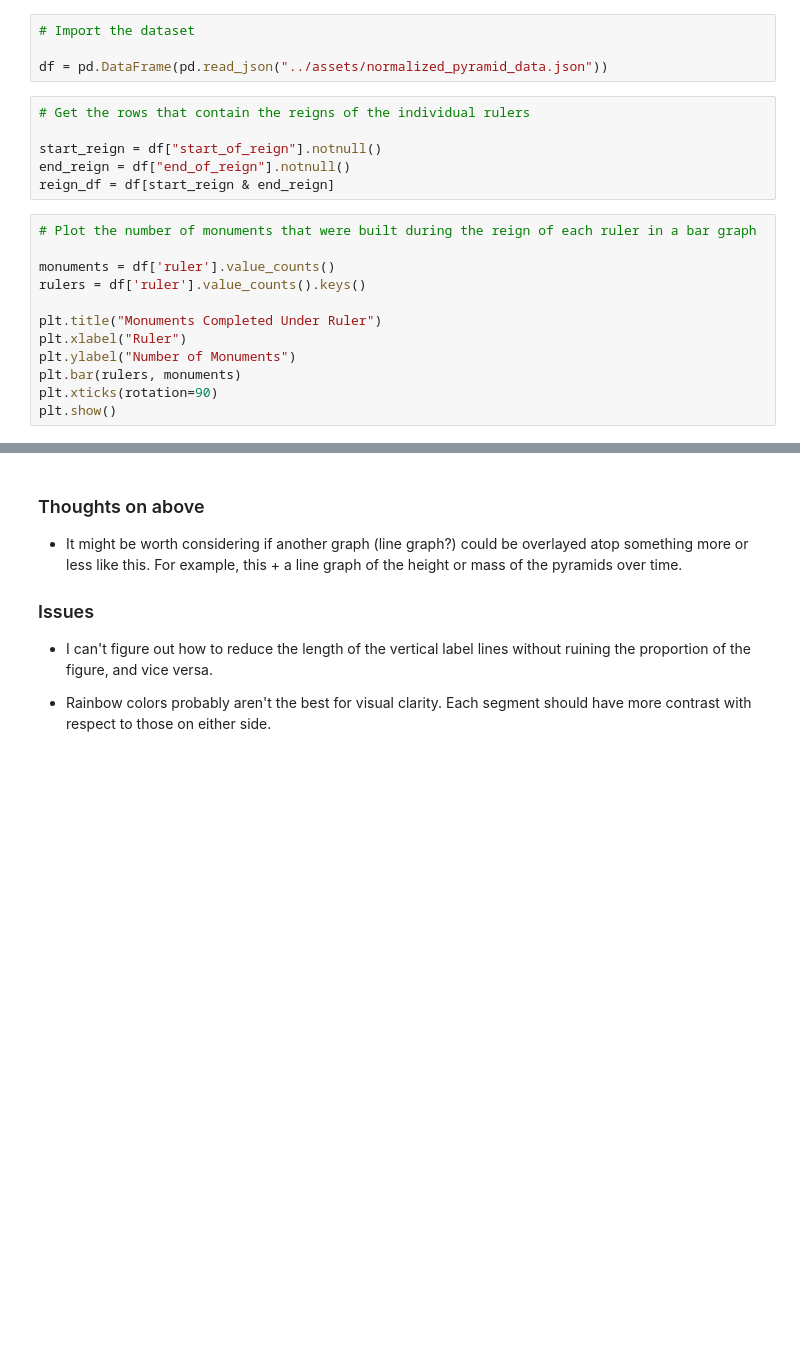
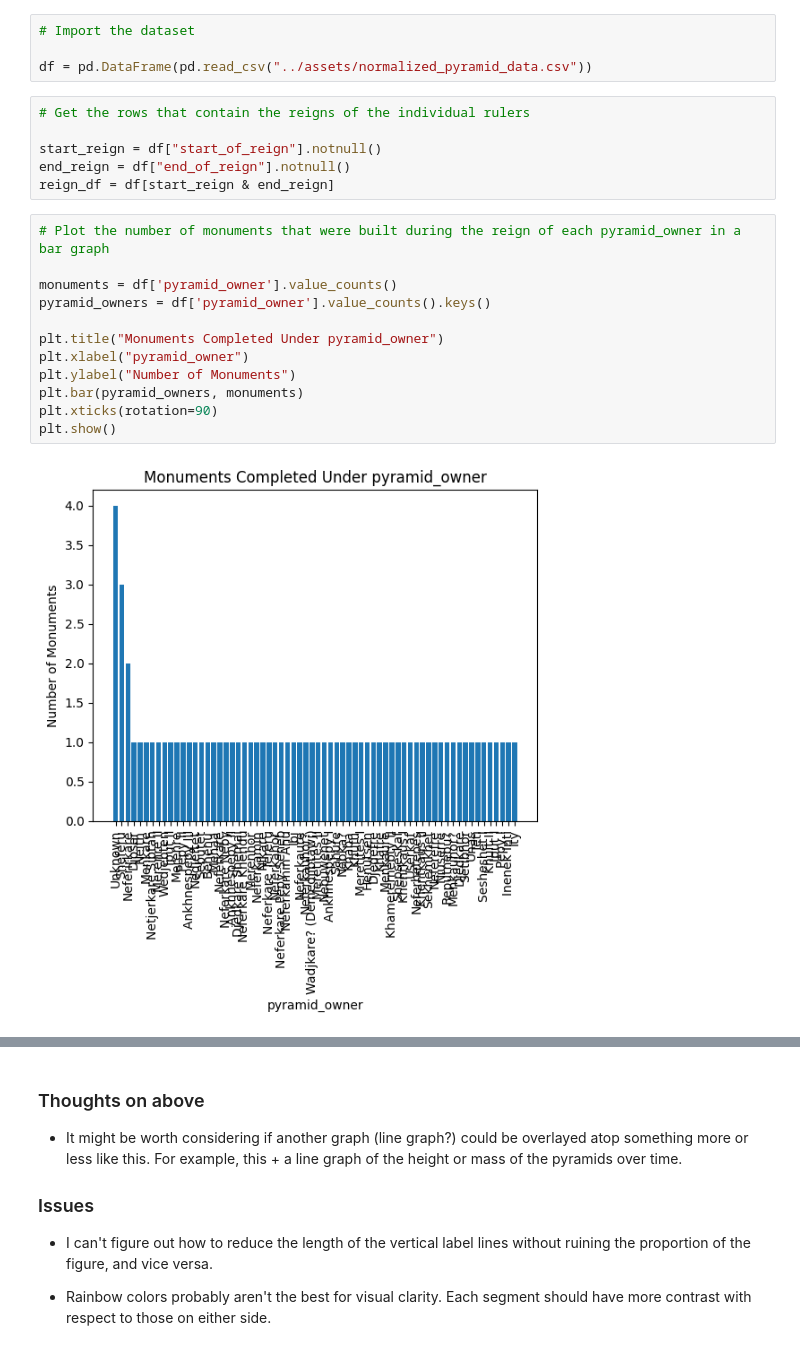
Before and after one commit to brown-ccv/egyptology-viz, a Jupyter notebook: Notebooks/visualizations.ipynb, the cells around one changed output, grey strips where cells are left out. Cells and saved outputs as stored; diff of their text form; blank space fills up the shorter version.

Commit message:
Remove unnecessary dataset files; Edit visualizations notebook to reflect dataset changes

```diff
--- a/Notebooks/visualizations.ipynb
+++ b/Notebooks/visualizations.ipynb
@@ -7,7 +7,7 @@ import seaborn as sns
 # %%
 # Import the dataset
 
-df = pd.DataFrame(pd.read_json("../assets/normalized_pyramid_data.json"))
+df = pd.DataFrame(pd.read_csv("../assets/normalized_pyramid_data.csv"))
 # %%
 # Get the rows that contain the reigns of the individual rulers
 
@@ -15,17 +15,19 @@ start_reign = df["start_of_reign"].notnull()
 end_reign = df["end_of_reign"].notnull()
 reign_df = df[start_reign & end_reign]
 # %%
-# Plot the number of monuments that were built during the reign of each ruler in a bar graph
+# Plot the number of monuments that were built during the reign of each pyramid_owner in a bar graph
 
-monuments = df['ruler'].value_counts()
-rulers = df['ruler'].value_counts().keys()
+monuments = df['pyramid_owner'].value_counts()
+pyramid_owners = df['pyramid_owner'].value_counts().keys()
 
-plt.title("Monuments Completed Under Ruler")
-plt.xlabel("Ruler")
+plt.title("Monuments Completed Under pyramid_owner")
+plt.xlabel("pyramid_owner")
 plt.ylabel("Number of Monuments")
-plt.bar(rulers, monuments)
+plt.bar(pyramid_owners, monuments)
 plt.xticks(rotation=90)
 plt.show()
+# %% [output]
+[figure, added]
 # %%
 # Plot the average width of the monuments in each Dynasty
 # Messy elements are not considered here for the sake of simplicity in this inital exploration,
```
Also changed, not shown: parts of 3 cells of this notebook, 3 other files.
